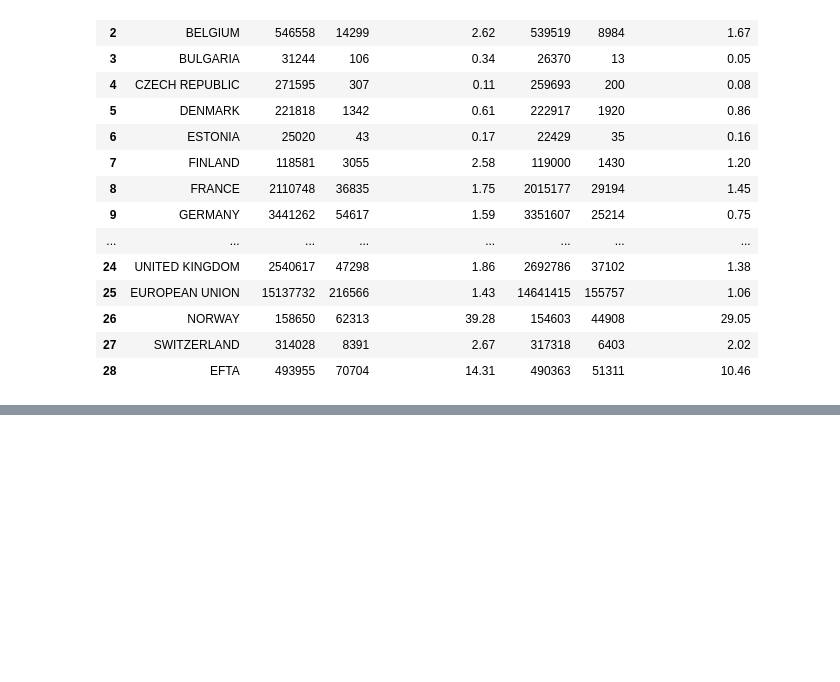
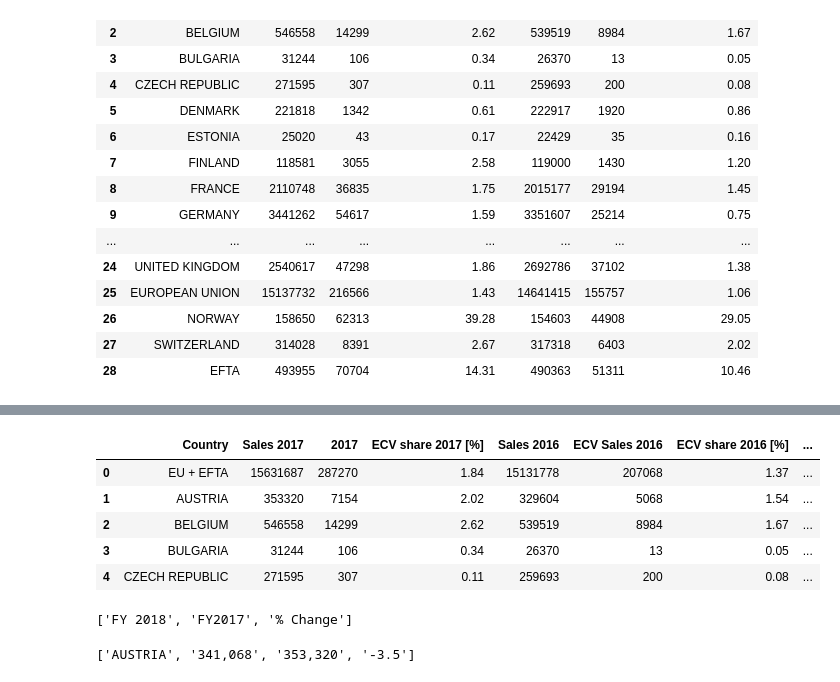
Before and after one commit to nebelgrau77/pandas-wrangling, a Jupyter notebook: electric cars sales europe 2017.ipynb, the cells around one changed output, grey strips where cells are left out. Drawn from its saved outputs; the diff is of its cells as text; code cells hidden in the pictures; blank space fills up the shorter version.

```diff
--- a/electric cars sales europe 2017.ipynb
+++ b/electric cars sales europe 2017.ipynb
@@ -1352,0 +1463,11 @@ ecv_europe
+# %%
+ecv_europe = ecv_europe.rename(columns = {'FY 2018':'ECV Sales 2018', 'FY 2017':'ECV Sales 2017', '2016':'ECV Sales 2016'})
+# %%
+ecv_europe.head()
+# %% [output]
+|  | Country | Sales 2017 | 2017 | ECV share 2017 [%] | Sales 2016 | ECV Sales 2016 | ECV share 2016 [%] | ... |
+| 0 | EU + EFTA | 15631687 | 287270 | 1.84 | 15131778 | 207068 | 1.37 | ... |
+| 1 | AUSTRIA | 353320 | 7154 | 2.02 | 329604 | 5068 | 1.54 | ... |
+| 2 | BELGIUM | 546558 | 14299 | 2.62 | 539519 | 8984 | 1.67 | ... |
+| 3 | BULGARIA | 31244 | 106 | 0.34 | 26370 | 13 | 0.05 | ... |
+| 4 | CZECH REPUBLIC | 271595 | 307 | 0.11 | 259693 | 200 | 0.08 | ... |
@@ -1352,0 +1482,8 @@ ecv_europe
+# %%
+re.findall('>([^\\n][\w\s\.\,\+\%\-/]*)</', eurosales2018_rows[1])
+# %% [output]
+['FY 2018', 'FY2017', '% Change']
+# %%
+re.findall('>([^\\n][\w\s\.\,\+\%\-/]*)</td', eurosales2018_rows[2])
+# %% [output]
+['AUSTRIA', '341,068', '353,320', '-3.5']
```
Also changed, not shown: parts of 34 cells of this notebook.
